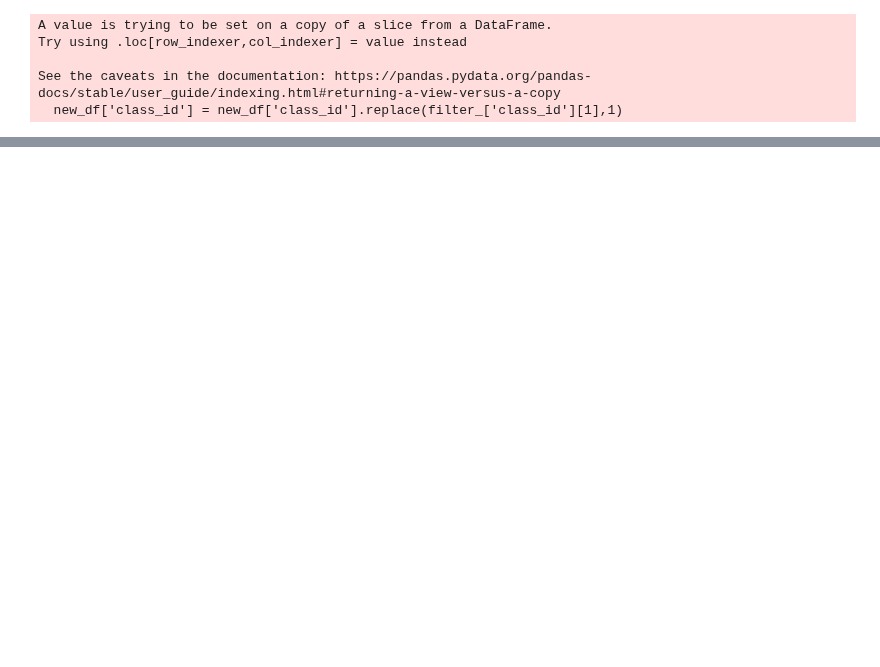
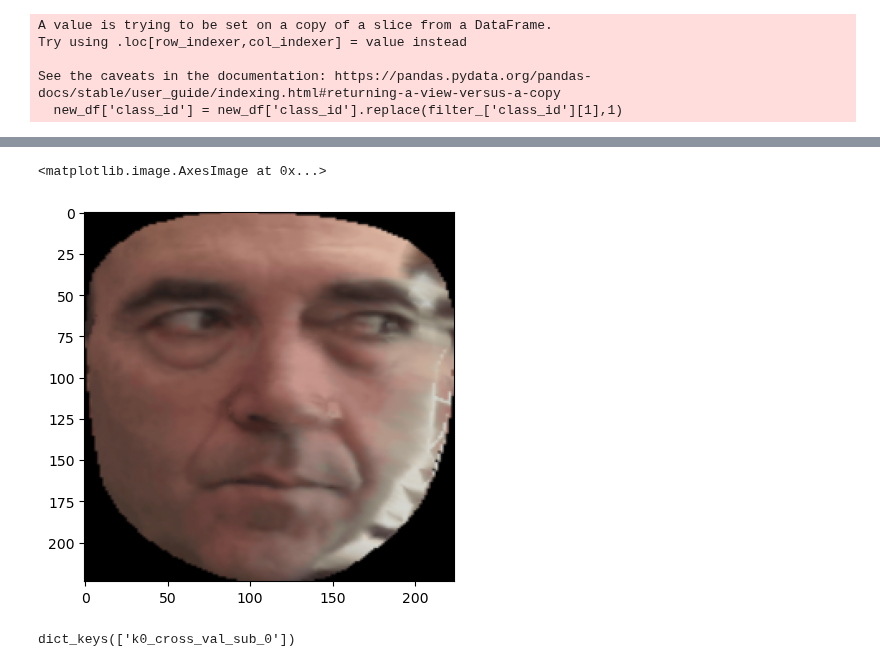
Before and after one commit to villifCoder559/PainAssessmentVideo, a Jupyter notebook: test.ipynb, the cells around one changed output, grey strips where cells are left out. Cells and saved outputs as stored; diff of their text form; code cells hidden in the pictures; blank space fills up the shorter version.

```diff
--- a/test.ipynb
+++ b/test.ipynb
@@ -535,12 +547,0 @@ test
-# %%
-import pickle
-
-path_1 = "history_run_1_493830_ATTENTIVE_JEPA_villi-Inspiron-16-Plus-7620_1743005161/1743005168499_VIDEOMAE_v2_B_NONE_NONE_SLIDING_WINDOW_ATTENTIVE_JEPA/k_fold_results.pkl"
-with open(path_1, 'rb') as f:
-  data_1 = pickle.load(f)
-list_samples_1 = data_1['k0_cross_val_sub_0_train_val']['list_samples']
-
-path_2 = "history_run_1_494720_ATTENTIVE_JEPA_villi-Inspiron-16-Plus-7620_1743005239/1743005246581_VIDEOMAE_v2_B_NONE_NONE_SLIDING_WINDOW_ATTENTIVE_JEPA/k_fold_results.pkl"
-with open(path_2, 'rb') as f:
-  data_2 = pickle.load(f)
-list_samples_2 = data_2['k0_cross_val_sub_0_train_val']['list_samples']
@@ -593,0 +559,13 @@ Epoch: 3, Batch: 53, intersect: 127/127
+# %%
+from custom.faceExtractor import FaceExtractor
+import cv2
+import pickle
+face_extractor = FaceExtractor(visionRunningMode='image')
+image_path = "new_image/img.png"
+
+img = cv2.imread(image_path)
+img = cv2.cvtColor(img, cv2.COLOR_BGR2RGB)
+ref_landmarks_path = "partA/video/mean_face_landmarks_per_subject/all_subjects_mean_landmarks.pkl"
+with open(ref_landmarks_path, 'rb') as f:
+  ref_landmarks = pickle.load(f)
+dict_result = face_extractor.frontalize_img(frame=img,ref_landmarks=ref_landmarks['mean_facial_landmarks'])
@@ -593,0 +585,15 @@ Epoch: 3, Batch: 53, intersect: 127/127
+# %%
+import matplotlib.pyplot as plt
+plt.imshow(dict_result['frontalized_img'])
+# dict_result['frontalized_img']
+# %% [output]
+<matplotlib.image.AxesImage at 0x...>
+[figure, added]
+# %%
+import pickle
+pkl_path="history_run_1_96404_ATTENTIVE_JEPA_villi-Inspiron-16-Plus-7620_1743712318/1743712318371_VIDEOMAE_v2_B_NONE_NONE_SLIDING_WINDOW_ATTENTIVE_JEPA/k_fold_results.pkl"
+with open(pkl_path, 'rb') as f:
+  data = pickle.load(f)
+data['results'].keys()
+# %% [output]
+dict_keys(['k0_cross_val_sub_0'])
```
Also changed, not shown: parts of 15 cells of this notebook, 1 other file.
